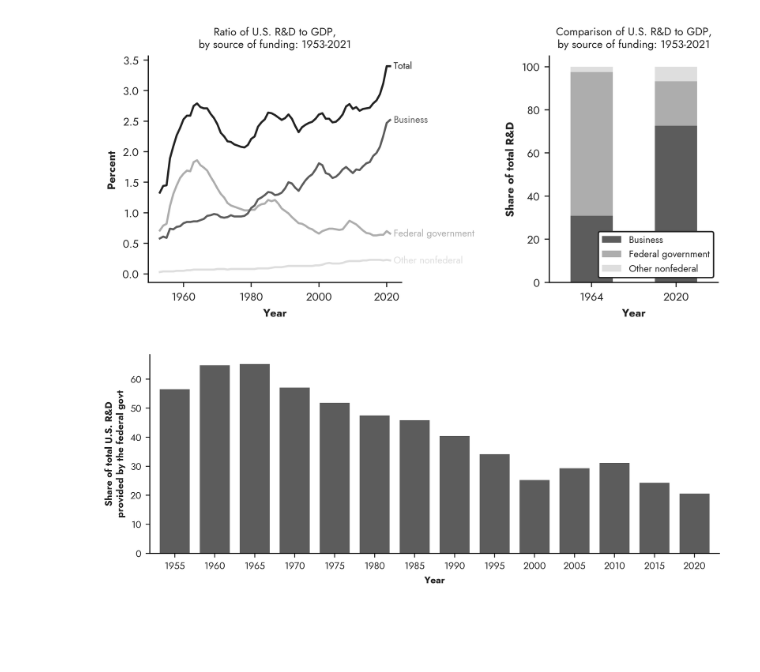
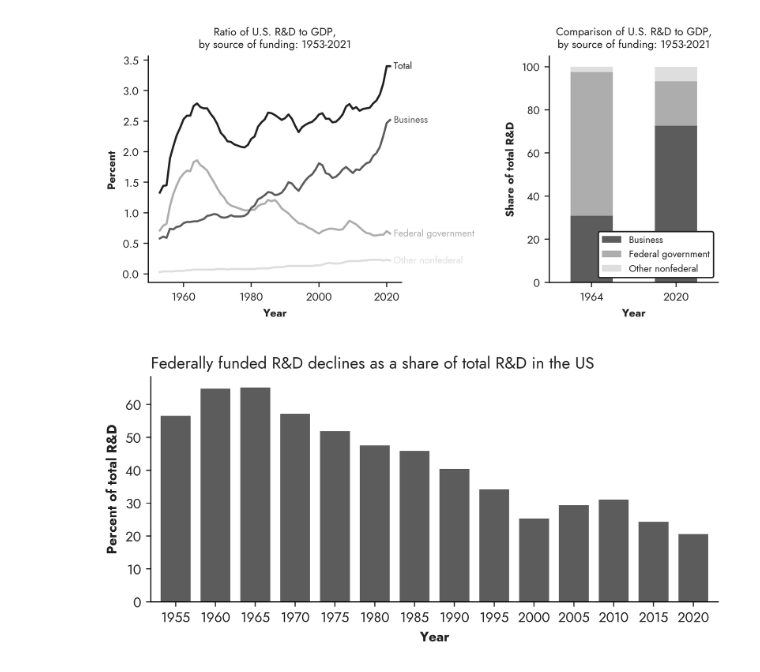
Before and after one commit to pluralitybook/plurality, a Jupyter notebook: figs/data/public_rd_funding/public_rd_funding.ipynb, the cells around one changed output. Cells and saved outputs as stored; diff of their text form; code cells hidden in the pictures; blank space fills up the shorter version.

Commit message:
update: public rd funding graphs

```diff
--- a/figs/data/public_rd_funding/public_rd_funding.ipynb
+++ b/figs/data/public_rd_funding/public_rd_funding.ipynb
@@ -73,22 +73,20 @@ plt.savefig("public_rd_funding.png")
 <Figure size 3740x1496 with 0 Axes>
 [figure]
 # %%
-fig, ax = plt.subplots()
+plt = prep_plot()
 
 xs = list(range(1955,2022,5))
 (df
  .div(df['Total'], axis=0)
  .apply(lambda x: x*100)
  .loc[xs, 'Federal government']
- .plot.bar(stacked=True, rot=0, color=GRAY1, width=0.75, ax=ax)
+ .plot.bar(stacked=True, rot=0, color=GRAY1, width=0.75)
 )
 
-ax.set_xlabel('Year', fontsize=FONTSIZE, weight='bold')
-ax.set_ylabel('Share of total U.S. R&D\nprovided by the federal govt', fontsize=FONTSIZE, weight='bold')
+plt.xlabel('Year', weight='bold')
+plt.ylabel('Percent of total R&D', weight='bold')
+plt.title("Federally funded R&D declines as a share of total R&D in the US", loc='left')
 
-ax.tick_params('both', labelsize=FONTSIZE)
-
-plt.tight_layout()
-#plt.savefig("public_rd_funding.png")
+plt.savefig("fed_gov_share_of_rd_funding.png", bbox_inches="tight")
 # %% [output]
-[figure, old version]
+[figure, new version]
```
Also changed, not shown: parts of 1 cell of this notebook, 2 other files.
